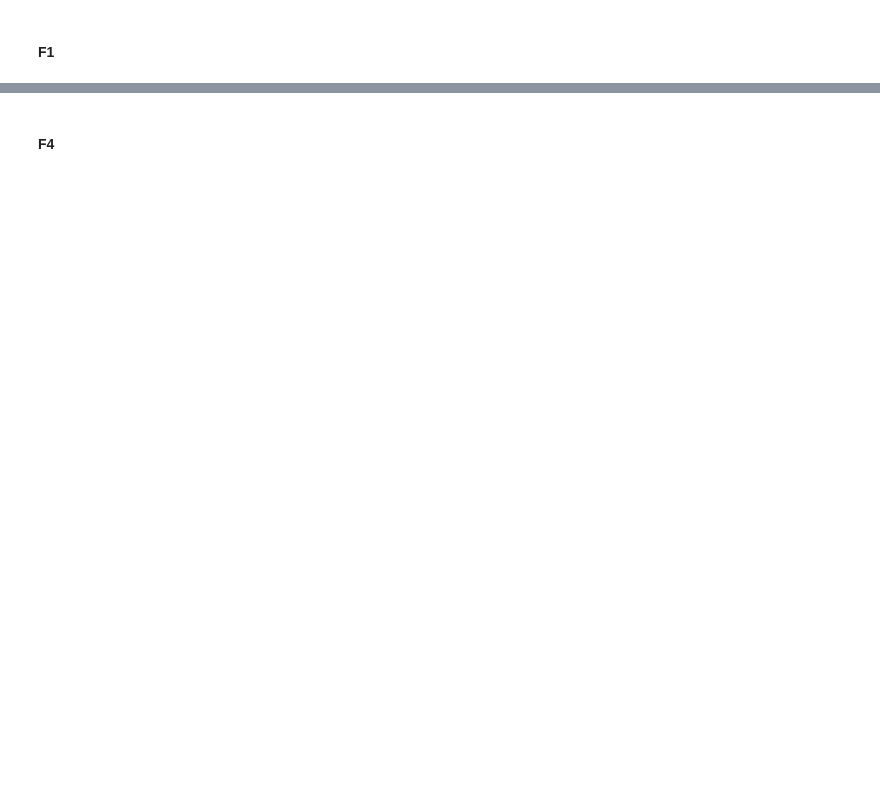
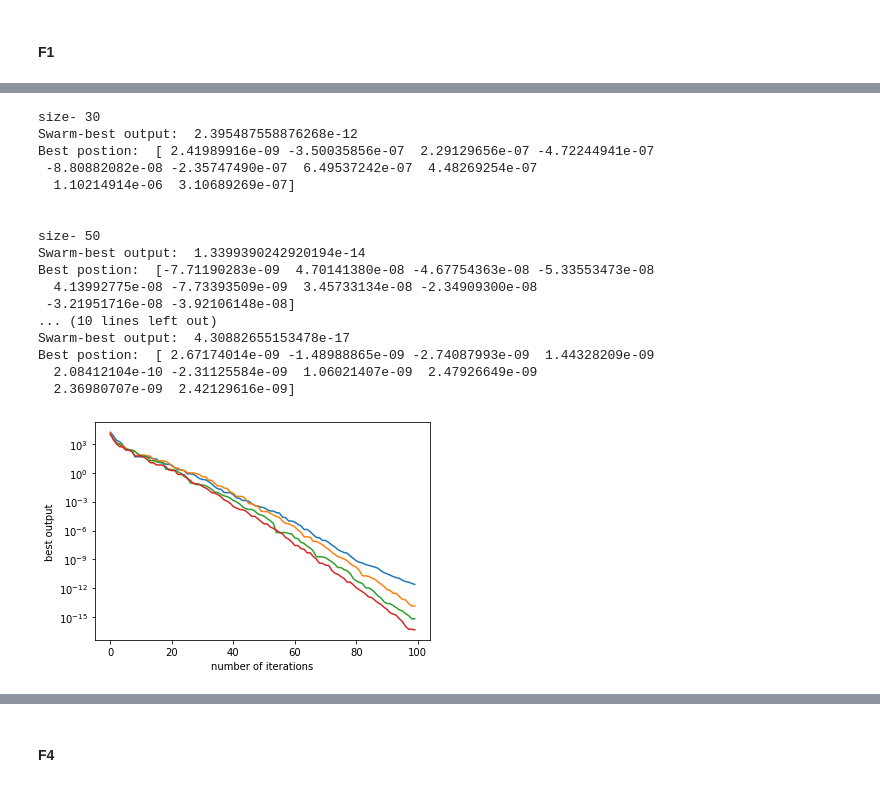
Before and after one commit to KulsoomKamilKhan/F20BC_CW2, a Jupyter notebook: PSO.ipynb, the cells around one changed output, grey strips where cells are left out. Drawn from its saved outputs; the diff is of its cells as text; code cells hidden in the pictures; blank space fills up the shorter version.

```diff
--- a/PSO.ipynb
+++ b/PSO.ipynb
@@ -336,9 +323,28 @@ for alpha in a:
 # %%
-# checking with different population sizes
-sizes = [30,50,100,200,300,400,500,1000]
+# checking with different swarm sizes
+sizes = [30,50,100,300] # lesser values tested to avoid a dead kernel but other values were tested individually
 for size in sizes:
     print("size-",size)
-    best = PSO ("f1",10,size,6,1000,[0.7, 2, 0.001, 1.999])
+    best = PSO ("f1",10,size,6,100,[0.5, 1.45, 1, 1.55])
     print('\n')
+# %% [output]
+size- 30
+Swarm-best output:  2.395487558876268e-12
+Best postion:  [ 2.41989916e-09 -3.50035856e-07  2.29129656e-07 -4.72244941e-07
+ -8.80882082e-08 -2.35747490e-07  6.49537242e-07  4.48269254e-07
+  1.10214914e-06  3.10689269e-07]
+
+
+size- 50
+Swarm-best output:  1.3399390242920194e-14
+Best postion:  [-7.71190283e-09  4.70141380e-08 -4.67754363e-08 -5.33553473e-08
+  4.13992775e-08 -7.73393509e-09  3.45733134e-08 -2.34909300e-08
+ -3.21951716e-08 -3.92106148e-08]
+... (10 lines left out)
+Swarm-best output:  4.30882655153478e-17
+Best postion:  [ 2.67174014e-09 -1.48988865e-09 -2.74087993e-09  1.44328209e-09
+  2.08412104e-10 -2.31125584e-09  1.06021407e-09  2.47926649e-09
+  2.36980707e-09  2.42129616e-09]
+[figure, added]
 # %%
 # checking with different number of iterations
```
Also changed, not shown: parts of 26 cells of this notebook.
